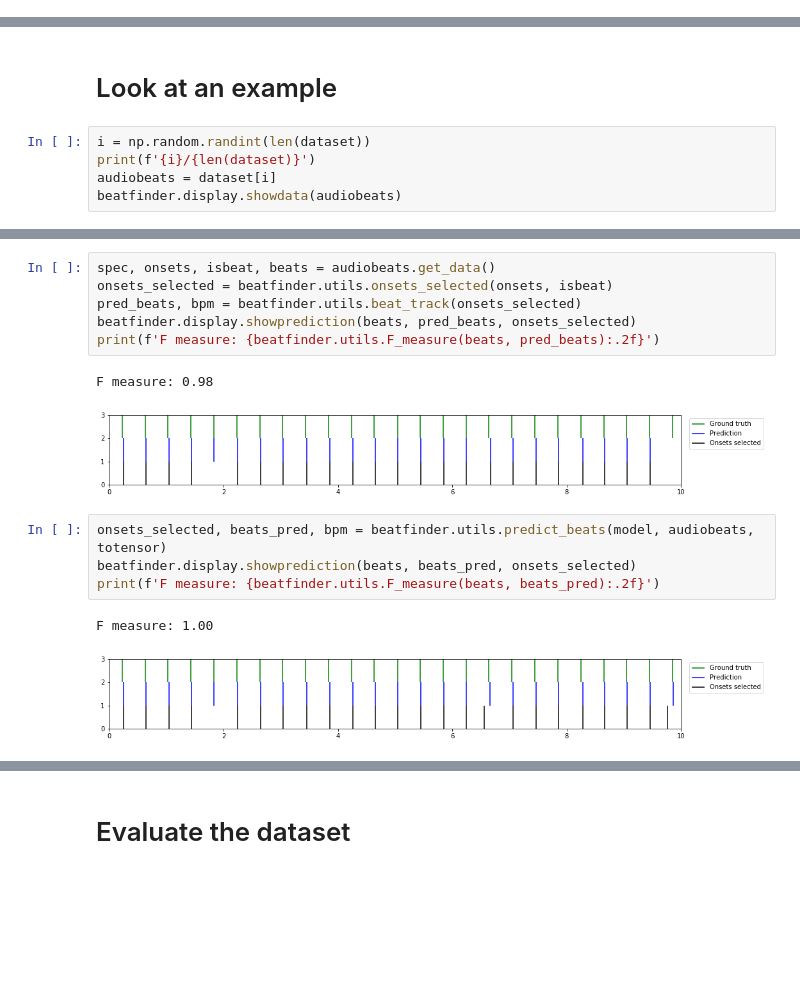
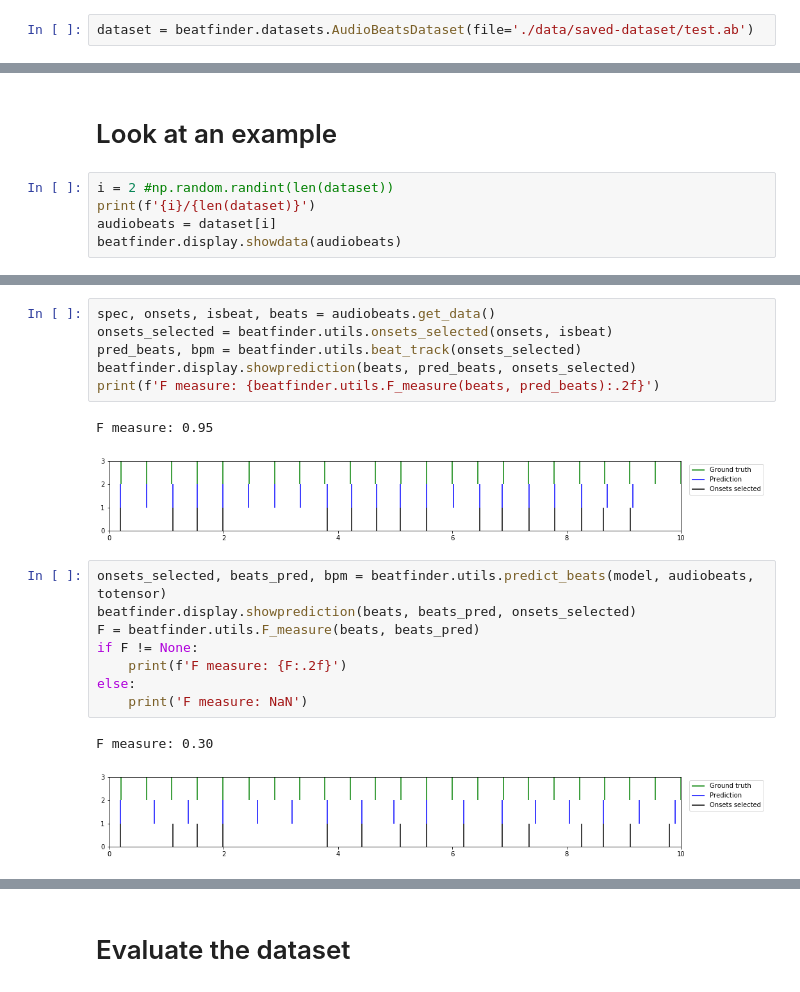
Before and after one commit to maxencemayrand/beat-tracking, a Jupyter notebook: evaluate.ipynb, the cells around one changed output, grey strips where cells are left out. Saved outputs shown, nothing was run; the diff lists cells and outputs as text; blank space fills up the shorter version.

```diff
--- a/evaluate.ipynb
+++ b/evaluate.ipynb
@@ -26,3 +32,5 @@ dataset.precompute()
+# %%
+dataset = beatfinder.datasets.AudioBeatsDataset(file='./data/saved-dataset/test.ab')
 # %% [markdown]
 # Import model
 # %%
@@ -33,7 +41,7 @@ model.freeze()
 # %% [markdown]
 # Look at an example
 # %%
-i = np.random.randint(len(dataset))
+i = 2 #np.random.randint(len(dataset))
 print(f'{i}/{len(dataset)}')
 audiobeats = dataset[i]
 beatfinder.display.showdata(audiobeats)
@@ -52,15 +58,19 @@ pred_beats, bpm = beatfinder.utils.beat_track(onsets_selected)
 beatfinder.display.showprediction(beats, pred_beats, onsets_selected)
 print(f'F measure: {beatfinder.utils.F_measure(beats, pred_beats):.2f}')
 # %% [output]
-F measure: 0.98
+F measure: 0.95
-[figure, old version]
+[figure, new version]
 # %%
 onsets_selected, beats_pred, bpm = beatfinder.utils.predict_beats(model, audiobeats, totensor)
 beatfinder.display.showprediction(beats, beats_pred, onsets_selected)
-print(f'F measure: {beatfinder.utils.F_measure(beats, beats_pred):.2f}')
+F = beatfinder.utils.F_measure(beats, beats_pred)
+if F != None:
+    print(f'F measure: {F:.2f}')
+else:
+    print('F measure: NaN')
 # %% [output]
-F measure: 1.00
+F measure: 0.30
-[figure, old version]
+[figure, new version]
 # %%
 wav = audiobeats.get_wav()
 clicks = beatfinder.display.clicks(wav, beats_pred)
```
Also changed, not shown: parts of 9 cells of this notebook, 5 other files.
